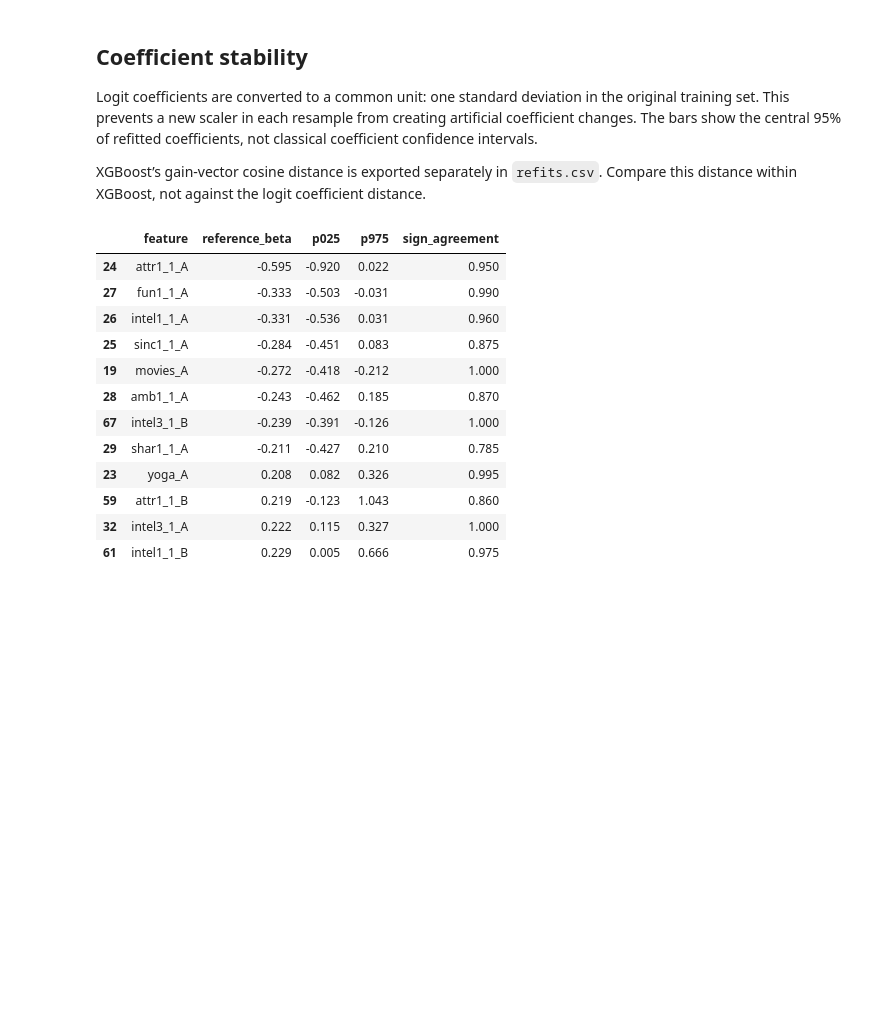
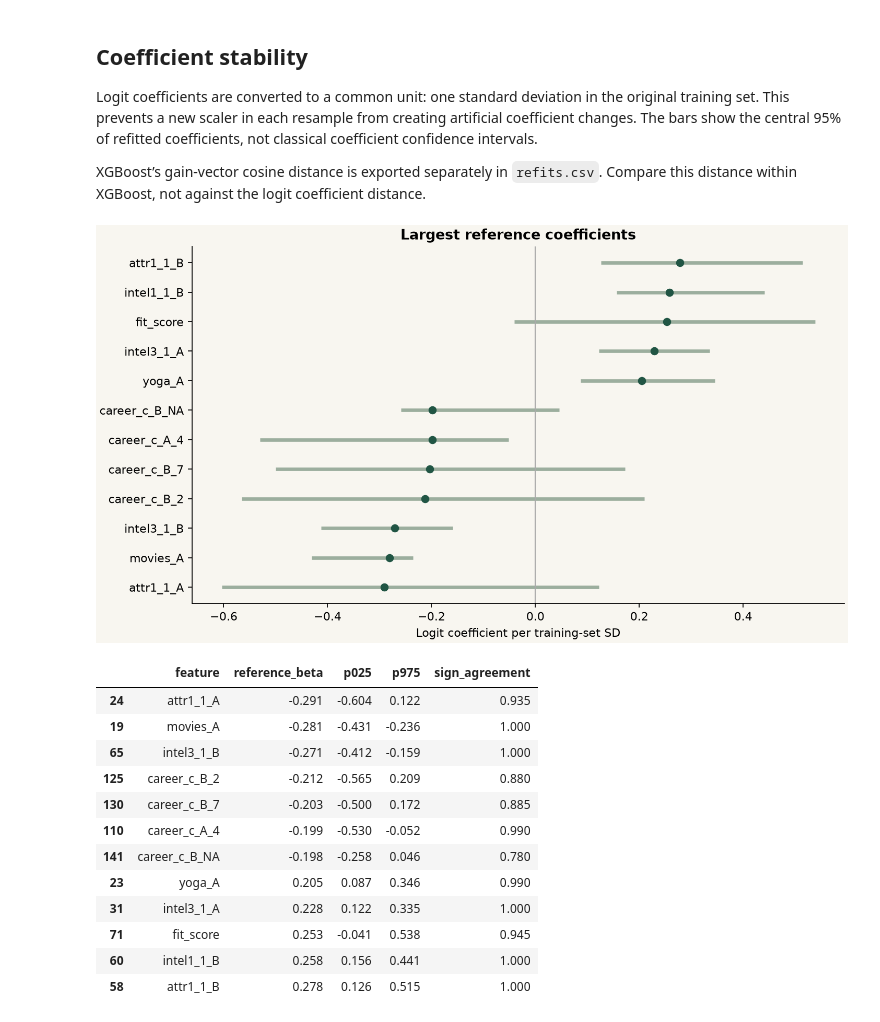
Before and after one commit to MaximilienLuc/Dating_app, a Jupyter notebook: 04_stability.executed.ipynb, the cells around one changed output. Cells and saved outputs as stored; diff of their text form; code cells hidden in the pictures; blank space fills up the shorter version.

Commit message:
Publish refreshed three-model test uncertainty and stability notebook

```diff
--- a/04_stability.executed.ipynb
+++ b/04_stability.executed.ipynb
@@ -15,13 +13,15 @@ import json
 import pandas as pd
 import numpy as np
 import matplotlib.pyplot as plt
-from IPython.display import display
+from IPython.display import display, Image
 
 ROOT = Path.cwd()
 if not (ROOT / "data/features.json").exists():
     raise RuntimeError("Run this notebook from the repository root.")
 OUT = ROOT / "reports/stability"
 s = json.loads((OUT / "summary.json").read_text())
+if "features_by_model" not in s or "tabicl" not in s:
+    raise RuntimeError("Historical results: rerun stability with the current feature contract before using this notebook.")
 r = pd.read_csv(OUT / "refits.csv")
 by_session = pd.read_csv(OUT / "by_session.csv")
 # Refuse to silently display results generated from a different data contract.
@@ -31,11 +31,13 @@ for name, expected in s["inputs_sha256"].items():
 print(f"{s['train_rows']:,} training rows in {len(s['train_waves'])} sessions; "
       f"{s['test_rows']:,} test rows in {len(s['test_waves'])} sessions.")
 print(f"{s['n_refits']} training-session resamples; {s['n_eval']} test-session resamples.")
-print("TabPFN:", s["tabpfn"]["status"])
+print("Features per model:", {name: len(cols) for name, cols in s["features_by_model"].items()})
+print("Logit contract:", s["logit_feature_source"])
+print("TabICL:", s["tabicl"]["status"])
 plt.rcParams.update({"font.family":"DejaVu Sans", "axes.spines.top":False,
                      "axes.spines.right":False, "figure.facecolor":"#f8f6f0",
                      "axes.facecolor":"#f8f6f0", "axes.titleweight":"bold"})
-colors = {"logit":"#215544", "xgb":"#b3863c"}
+colors = {"logit":"#215544", "xgb":"#b3863c", "tabicl":"#536c9c"}
 # %% [output]
 6,542 training rows in 15 sessions; 1,826 test rows in 6 sessions.
 200 training-session resamples; 2000 test-session resamples.
@@ -84,27 +91,29 @@ XGBoost’s gain-vector cosine distance is exported separately in `refits.csv`.
 # %%
 coef=pd.read_csv(OUT/"logit_coefficients.csv")
 top=coef.loc[coef.reference_beta.abs().nlargest(12).index].sort_values("reference_beta")
 fig,ax=plt.subplots(figsize=(9,5), layout="constrained")
 y=np.arange(len(top))
 ax.hlines(y, top.p025, top.p975, color="#9cae9e", lw=3)
 ax.scatter(top.reference_beta, y, color=colors["logit"], zorder=3)
 ax.axvline(0, color="#aaa", lw=1)
 ax.set(yticks=y, yticklabels=top.feature, xlabel="Logit coefficient per training-set SD",
        title="Largest reference coefficients")
 fig.savefig(OUT/"coefficients.png", dpi=160)
-plt.show()
+plt.close(fig)
+display(Image(filename=str(OUT/"coefficients.png")))
 display(top[["feature","reference_beta","p025","p975","sign_agreement"]].round(3))
 # %% [output]
+[figure, added]
 |  | feature | reference_beta | p025 | p975 | sign_agreement |
-| 24 | attr1_1_A | -0.595 | -0.920 | 0.022 | 0.950 |
-| 27 | fun1_1_A | -0.333 | -0.503 | -0.031 | 0.990 |
-| 26 | intel1_1_A | -0.331 | -0.536 | 0.031 | 0.960 |
-| 25 | sinc1_1_A | -0.284 | -0.451 | 0.083 | 0.875 |
-| 19 | movies_A | -0.272 | -0.418 | -0.212 | 1.000 |
-| 28 | amb1_1_A | -0.243 | -0.462 | 0.185 | 0.870 |
-| 67 | intel3_1_B | -0.239 | -0.391 | -0.126 | 1.000 |
-| 29 | shar1_1_A | -0.211 | -0.427 | 0.210 | 0.785 |
-| 23 | yoga_A | 0.208 | 0.082 | 0.326 | 0.995 |
-| 59 | attr1_1_B | 0.219 | -0.123 | 1.043 | 0.860 |
-| 32 | intel3_1_A | 0.222 | 0.115 | 0.327 | 1.000 |
-| 61 | intel1_1_B | 0.229 | 0.005 | 0.666 | 0.975 |
+| 24 | attr1_1_A | -0.291 | -0.604 | 0.122 | 0.935 |
+| 19 | movies_A | -0.281 | -0.431 | -0.236 | 1.000 |
+| 65 | intel3_1_B | -0.271 | -0.412 | -0.159 | 1.000 |
+| 125 | career_c_B_2 | -0.212 | -0.565 | 0.209 | 0.880 |
+| 130 | career_c_B_7 | -0.203 | -0.500 | 0.172 | 0.885 |
+| 110 | career_c_A_4 | -0.199 | -0.530 | -0.052 | 0.990 |
+| 141 | career_c_B_NA | -0.198 | -0.258 | 0.046 | 0.780 |
+| 23 | yoga_A | 0.205 | 0.087 | 0.346 | 0.990 |
+| 31 | intel3_1_A | 0.228 | 0.122 | 0.335 | 1.000 |
+| 71 | fit_score | 0.253 | -0.041 | 0.538 | 0.945 |
+| 60 | intel1_1_B | 0.258 | 0.156 | 0.441 | 1.000 |
+| 58 | attr1_1_B | 0.278 | 0.126 | 0.515 | 1.000 |
```
Also changed, not shown: parts of 9 cells of this notebook, 11 other files.
